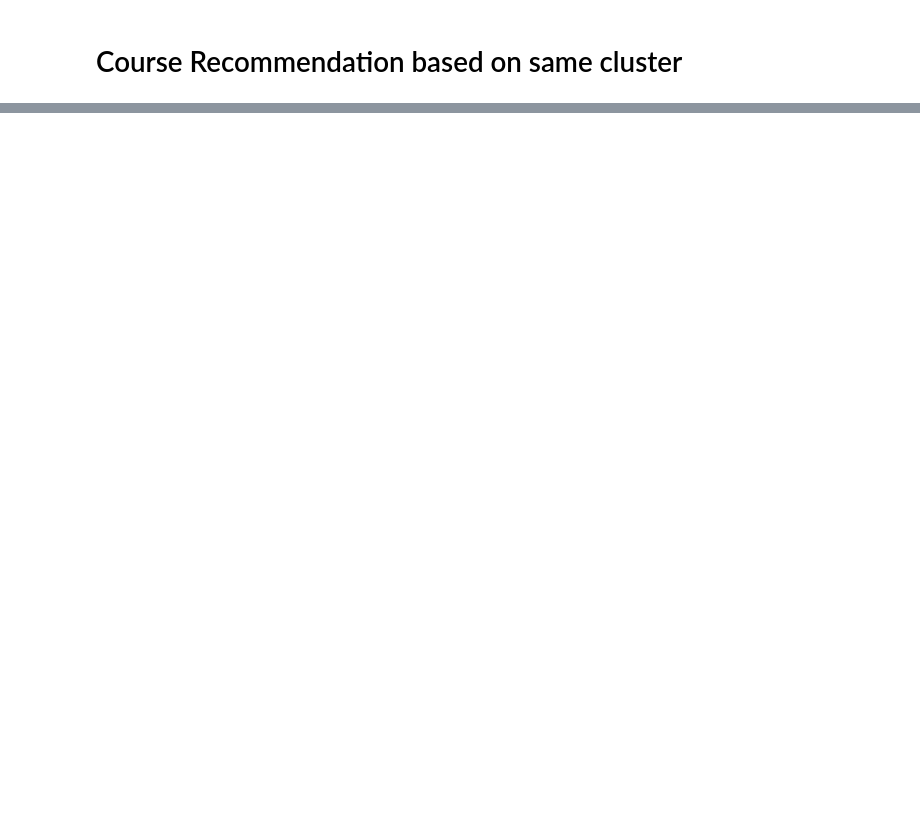
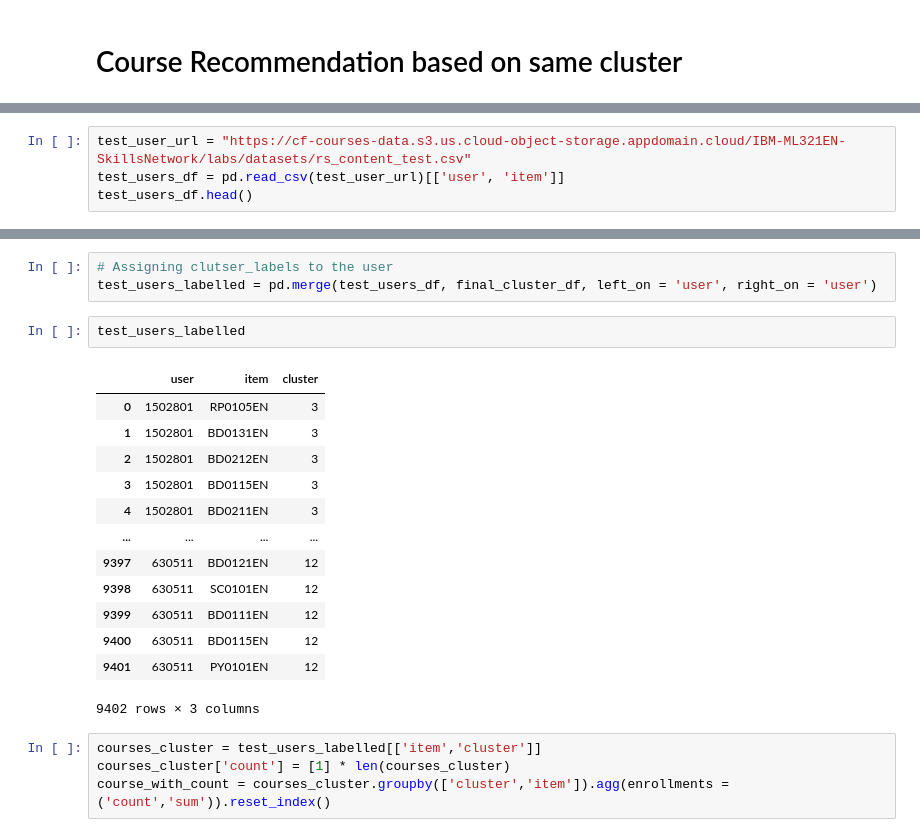
Before and after one commit to Bhandari007/recommendation_system, a Jupyter notebook: clutsering_based_recommendation_system.ipynb, the cells around one changed output, grey strips where cells are left out. Cells and saved outputs as stored; diff of their text form; blank space fills up the shorter version.

```diff
--- a/clutsering_based_recommendation_system.ipynb
+++ b/clutsering_based_recommendation_system.ipynb
@@ -347,0 +350,4 @@ final_cluster_df.head()
+# %%
+test_user_url = "https://cf-courses-data.s3.us.cloud-object-storage.appdomain.cloud/IBM-ML321EN-SkillsNetwork/labs/datasets/rs_content_test.csv"
+test_users_df = pd.read_csv(test_user_url)[['user', 'item']]
+test_users_df.head()
@@ -347,0 +361,23 @@ final_cluster_df.head()
+# %%
+# Assigning clutser_labels to the user
+test_users_labelled = pd.merge(test_users_df, final_cluster_df, left_on = 'user', right_on = 'user')
+# %%
+test_users_labelled
+# %% [output]
+|  | user | item | cluster |
+| 0 | 1502801 | RP0105EN | 3 |
+| 1 | 1502801 | BD0131EN | 3 |
+| 2 | 1502801 | BD0212EN | 3 |
+| 3 | 1502801 | BD0115EN | 3 |
+| 4 | 1502801 | BD0211EN | 3 |
+| ... | ... | ... | ... |
+| 9397 | 630511 | BD0121EN | 12 |
+| 9398 | 630511 | SC0101EN | 12 |
+| 9399 | 630511 | BD0111EN | 12 |
+| 9400 | 630511 | BD0115EN | 12 |
+| 9401 | 630511 | PY0101EN | 12 |
+9402 rows × 3 columns
+# %%
+courses_cluster = test_users_labelled[['item','cluster']]
+courses_cluster['count'] = [1] * len(courses_cluster)
+course_with_count = courses_cluster.groupby(['cluster','item']).agg(enrollments = ('count','sum')).reset_index()
```
Also changed, not shown: parts of 8 cells of this notebook.
